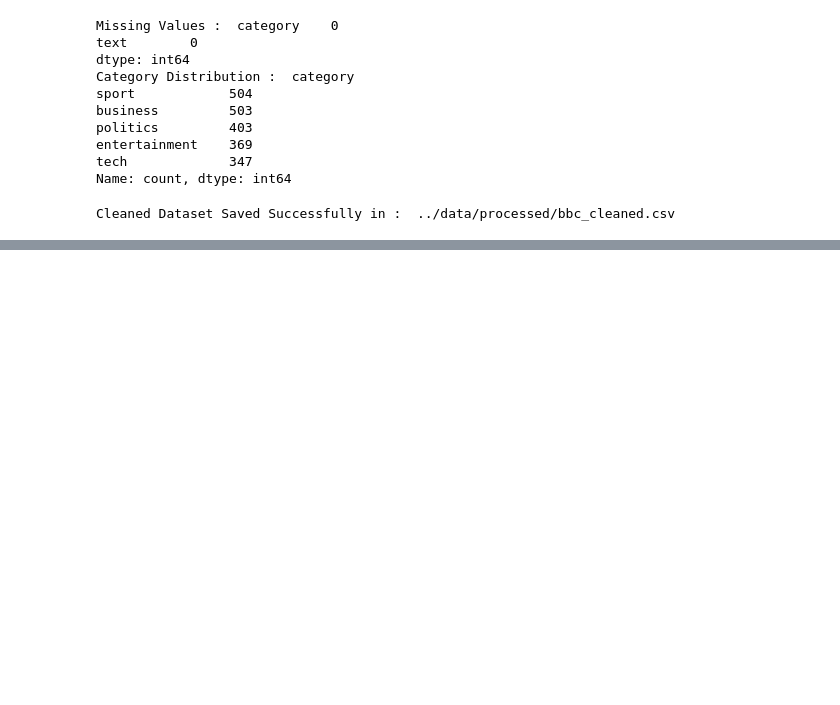
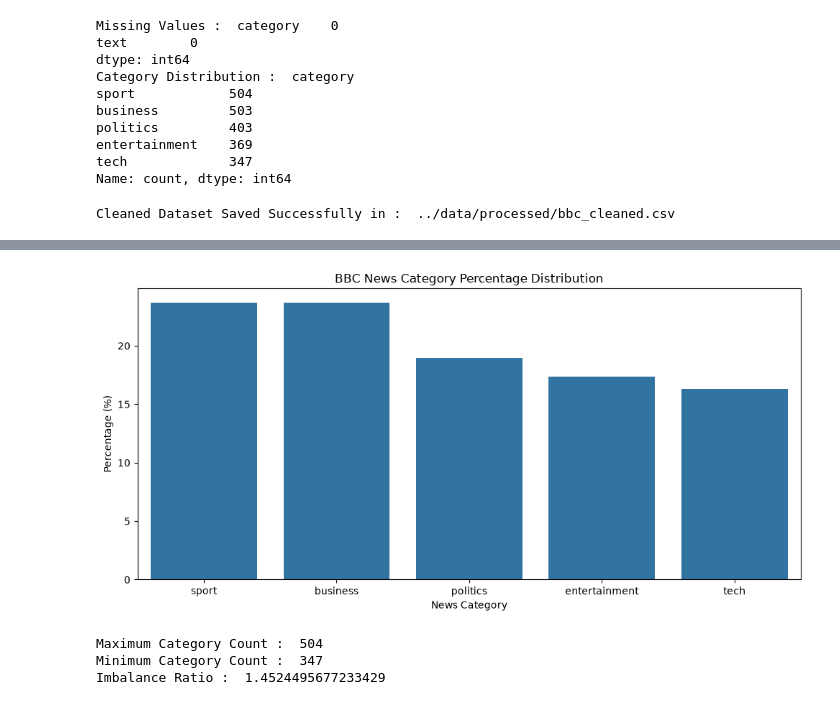
Before and after one commit to JIBANJYOTIMOHANTY/intelligent-ai-platform, a Jupyter notebook: ai-services/document-intelligence/notebooks/01_dataset_inspection.ipynb, the cells around one changed output, grey strips where cells are left out. Drawn from its saved outputs; the diff is of its cells as text; code cells hidden in the pictures; blank space fills up the shorter version.

```diff
--- a/ai-services/document-intelligence/notebooks/01_dataset_inspection.ipynb
+++ b/ai-services/document-intelligence/notebooks/01_dataset_inspection.ipynb
@@ -161,0 +173,6 @@ Cleaned Dataset Saved Successfully in :  ../data/processed/bbc_cleaned.csv
+# %%
+category_percentages = (
+    df_cleaned['category'].value_counts(normalize=True) * 100
+)
+
+print(category_percentages.round(2))
@@ -161,0 +204,26 @@ Cleaned Dataset Saved Successfully in :  ../data/processed/bbc_cleaned.csv
+# %%
+plt.figure(figsize=(10, 5))
+
+sns.barplot(
+    x = category_percentages.index,
+    y = category_percentages.values
+)
+
+plt.title("BBC News Category Percentage Distribution")
+plt.xlabel("News Category")
+plt.ylabel("Percentage (%)")
+plt.tight_layout()
+plt.show()
+# %% [output]
+[figure, added]
+# %%
+print("Maximum Category Count : ", category_counts.max())
+print("Minimum Category Count : ", category_counts.min())
+
+imbalance_ratio = category_counts.max() / category_counts.min()
+
+print("Imbalance Ratio : ", imbalance_ratio)
+# %% [output]
+Maximum Category Count :  504
+Minimum Category Count :  347
+Imbalance Ratio :  1.4524495677233429
```
Also changed, not shown: parts of 9 cells of this notebook.
